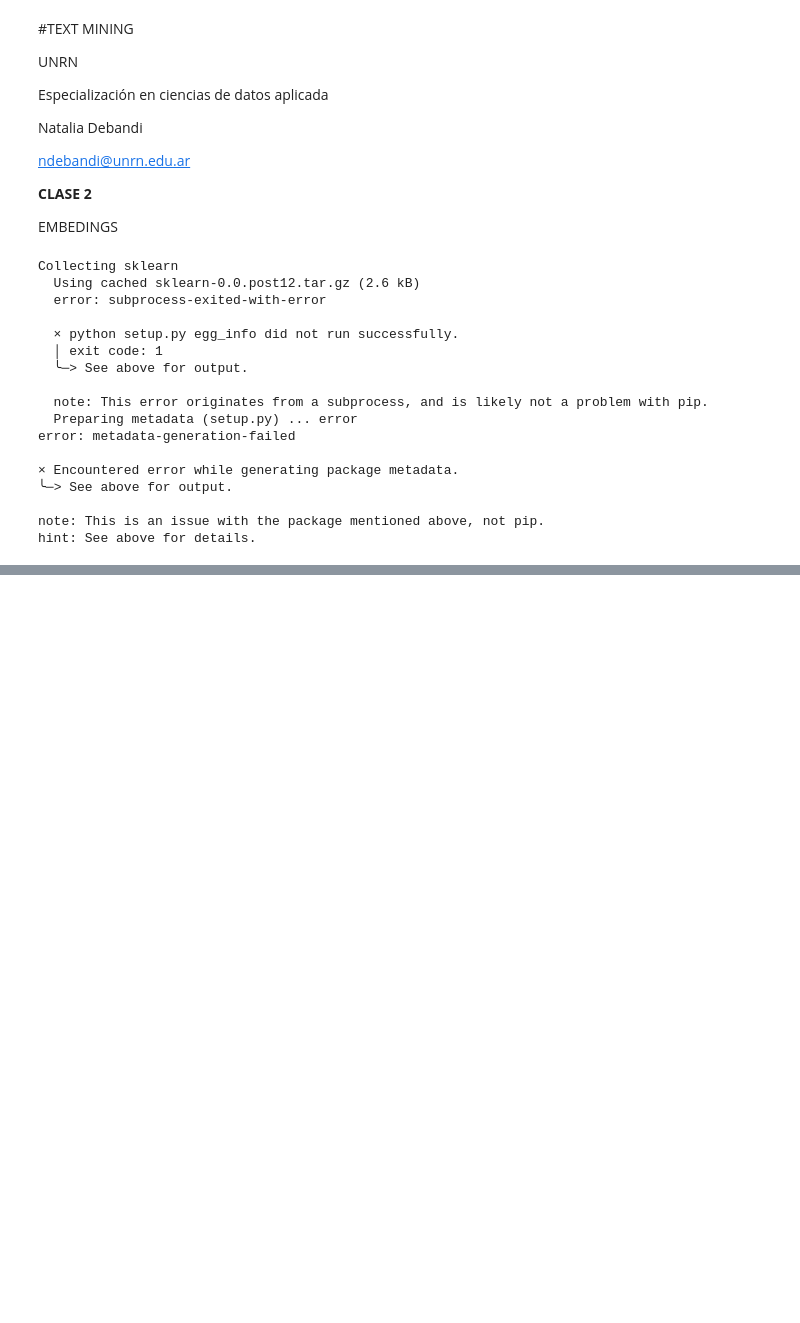
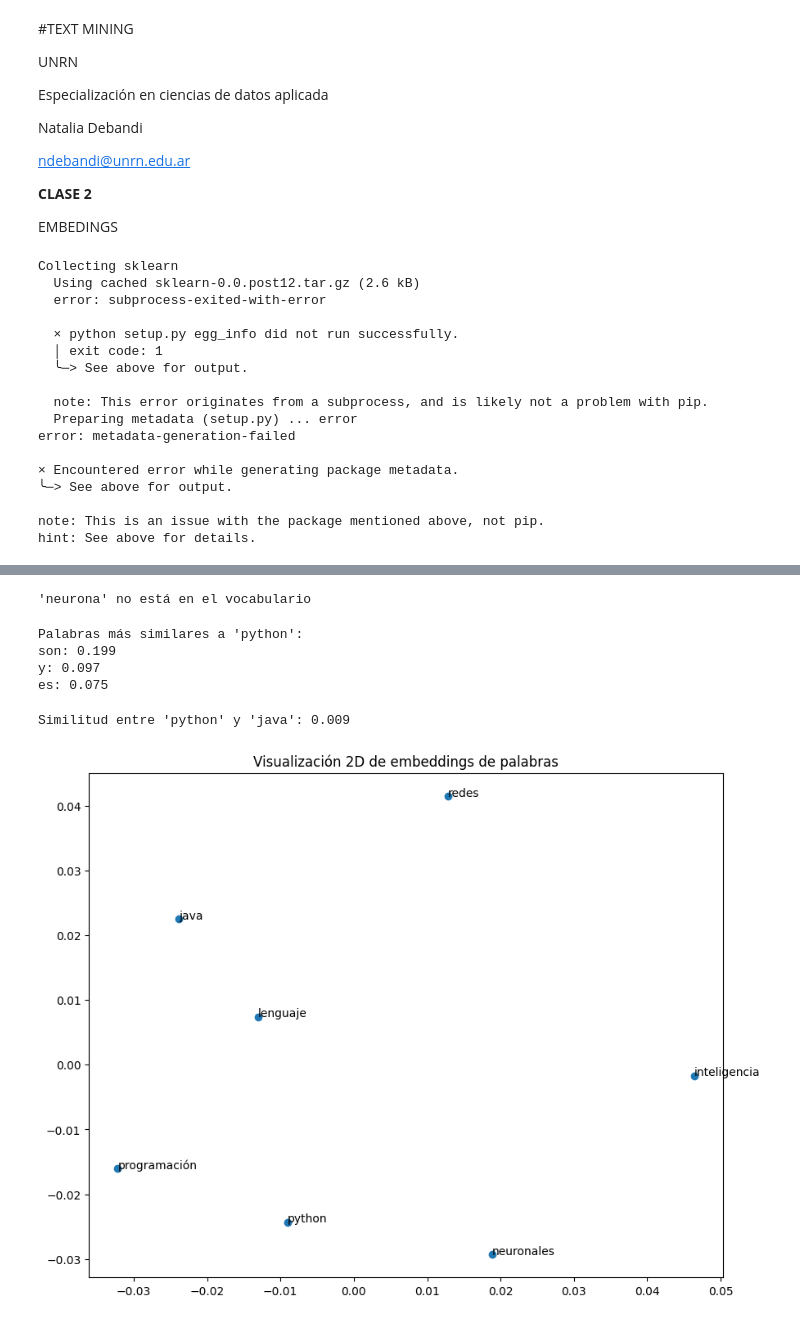
Before and after one commit to rdevia/text_mining_unrn, a Jupyter notebook: embedings.ipynb, the cells around one changed output, grey strips where cells are left out. Cells and saved outputs as stored; diff of their text form; code cells hidden in the pictures; blank space fills up the shorter version.

```diff
--- a/embedings.ipynb
+++ b/embedings.ipynb
@@ -66,0 +107,61 @@ ModuleNotFoundError: No module named 'gensim'
+# %%
+# Obtener el embedding de una palabra
+palabra = "neurona"
+if palabra in model.wv:
+    print(f"Embedding para '{palabra}':")
+    print(model.wv[palabra])
+else:
+    print(f"'{palabra}' no está en el vocabulario")
+# %% [output]
+'neurona' no está en el vocabulario
+# %%
+# Palabras más similares
+palabra = "python"
+similares = model.wv.most_similar(palabra, topn=3)
+print(f"Palabras más similares a '{palabra}':")
+for palabra, similitud in similares:
+    print(f"{palabra}: {similitud:.3f}")
+# %% [output]
+Palabras más similares a 'python':
+son: 0.199
+y: 0.097
+es: 0.075
+# %%
+# Similitud entre dos palabras
+palabra1 = "python"
+palabra2 = "java"
+if palabra1 in model.wv and palabra2 in model.wv:
+    similitud = model.wv.similarity(palabra1, palabra2)
+    print(f"Similitud entre '{palabra1}' y '{palabra2}': {similitud:.3f}")
+else:
+    print("Una o ambas palabras no están en el vocabulario")
+# %% [output]
+Similitud entre 'python' y 'java': 0.009
+# %%
+# Función para visualizar embeddings
+def visualizar_embeddings(modelo, palabras):
+    # Obtener los vectores para las palabras seleccionadas
+    vectores = np.array([modelo.wv[palabra] for palabra in palabras if palabra in modelo.wv])
+    palabras_filtradas = [palabra for palabra in palabras if palabra in modelo.wv]
+
+    # Reducir dimensionalidad con PCA
+    pca = PCA(n_components=2)
+    vectores_2d = pca.fit_transform(vectores)
+
+    # Crear gráfico
+    plt.figure(figsize=(10, 8))
+    plt.scatter(vectores_2d[:, 0], vectores_2d[:, 1])
+
+    # Añadir etiquetas
+    for i, palabra in enumerate(palabras_filtradas):
+        plt.annotate(palabra, xy=(vectores_2d[i, 0], vectores_2d[i, 1]))
+
+    plt.title("Visualización 2D de embeddings de palabras")
+    plt.show()
+
+# Palabras a visualizar
+palabras_visualizar = ["python", "java", "lenguaje", "programación", "redes", "neuronales", "inteligencia"]
+
+visualizar_embeddings(model, palabras_visualizar)
+# %% [output]
+[figure, added]
```
Also changed, not shown: parts of 4 cells of this notebook.
